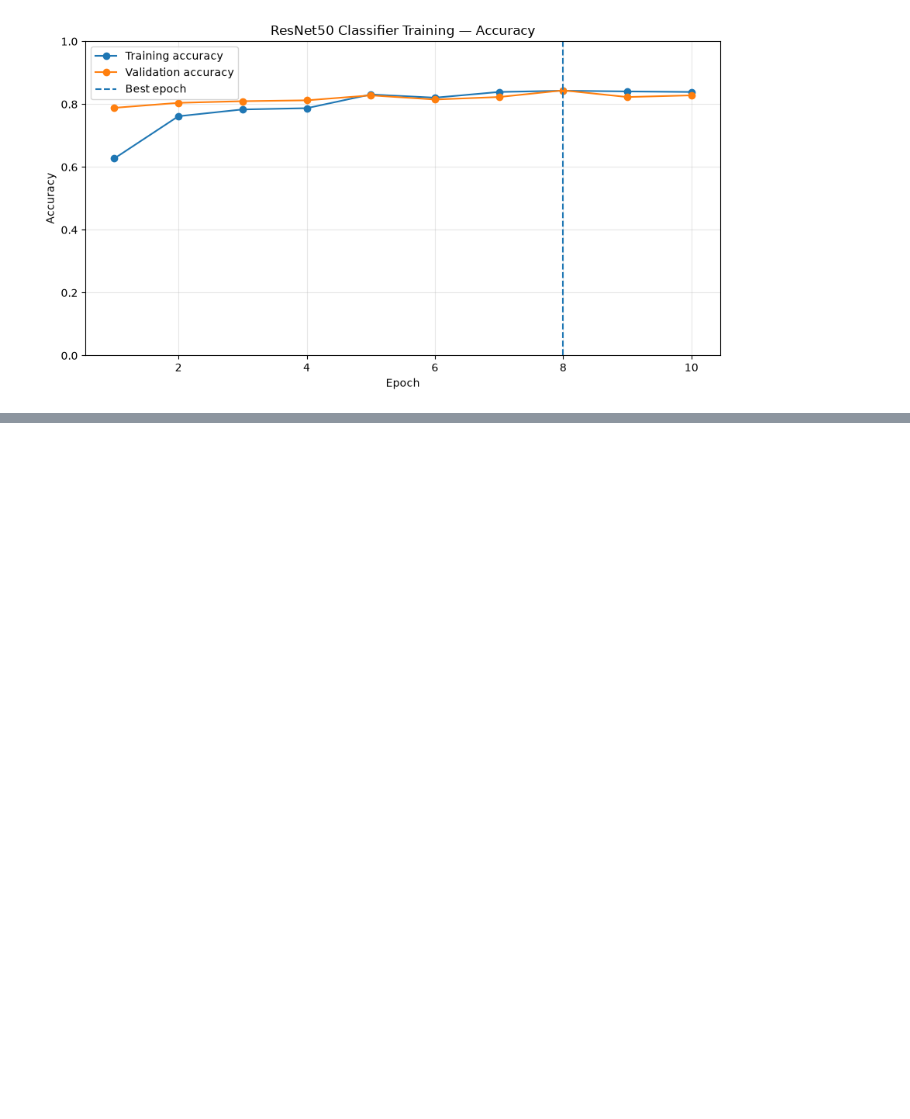
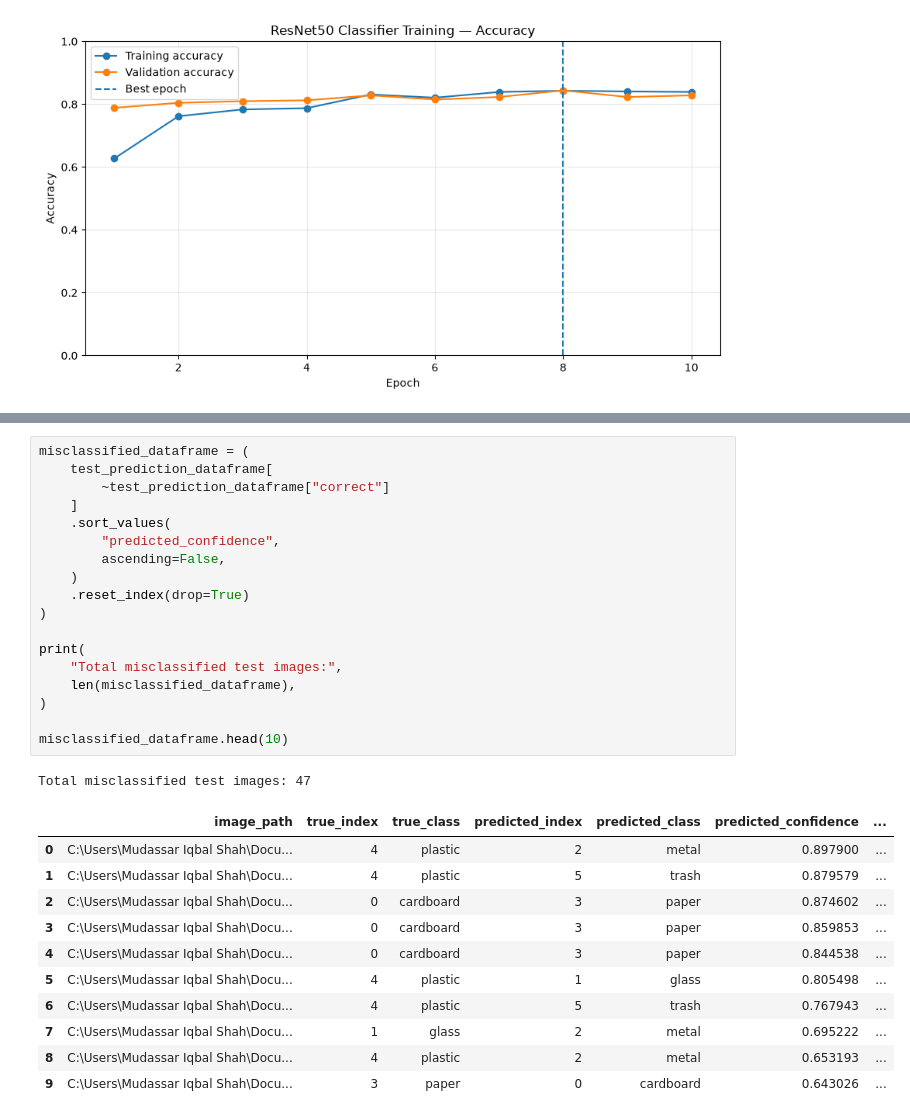
Before and after one commit to Soban-Creator/smart-waste-classification, a Jupyter notebook: notebooks/07_ResNet50_Transfer_Learning.ipynb, the cells around one changed output, grey strips where cells are left out. Saved outputs shown, nothing was run; the diff lists cells and outputs as text; blank space fills up the shorter version.

```diff
--- a/notebooks/07_ResNet50_Transfer_Learning.ipynb
+++ b/notebooks/07_ResNet50_Transfer_Learning.ipynb
@@ -691,0 +1301,31 @@ plt.show()
+# %%
+misclassified_dataframe = (
+    test_prediction_dataframe[
+        ~test_prediction_dataframe["correct"]
+    ]
+    .sort_values(
+        "predicted_confidence",
+        ascending=False,
+    )
+    .reset_index(drop=True)
+)
+
+print(
+    "Total misclassified test images:",
+    len(misclassified_dataframe),
+)
+
+misclassified_dataframe.head(10)
+# %% [output]
+Total misclassified test images: 47
+|  | image_path | true_index | true_class | predicted_index | predicted_class | predicted_confidence | ... |
+| 0 | C:\Users\Mudassar Iqbal Shah\Docu... | 4 | plastic | 2 | metal | 0.897900 | ... |
+| 1 | C:\Users\Mudassar Iqbal Shah\Docu... | 4 | plastic | 5 | trash | 0.879579 | ... |
+| 2 | C:\Users\Mudassar Iqbal Shah\Docu... | 0 | cardboard | 3 | paper | 0.874602 | ... |
+| 3 | C:\Users\Mudassar Iqbal Shah\Docu... | 0 | cardboard | 3 | paper | 0.859853 | ... |
+| 4 | C:\Users\Mudassar Iqbal Shah\Docu... | 0 | cardboard | 3 | paper | 0.844538 | ... |
+| 5 | C:\Users\Mudassar Iqbal Shah\Docu... | 4 | plastic | 1 | glass | 0.805498 | ... |
+| 6 | C:\Users\Mudassar Iqbal Shah\Docu... | 4 | plastic | 5 | trash | 0.767943 | ... |
+| 7 | C:\Users\Mudassar Iqbal Shah\Docu... | 1 | glass | 2 | metal | 0.695222 | ... |
+| 8 | C:\Users\Mudassar Iqbal Shah\Docu... | 4 | plastic | 2 | metal | 0.653193 | ... |
+| 9 | C:\Users\Mudassar Iqbal Shah\Docu... | 3 | paper | 0 | cardboard | 0.643026 | ... |
```
Also changed, not shown: parts of 23 cells of this notebook.
